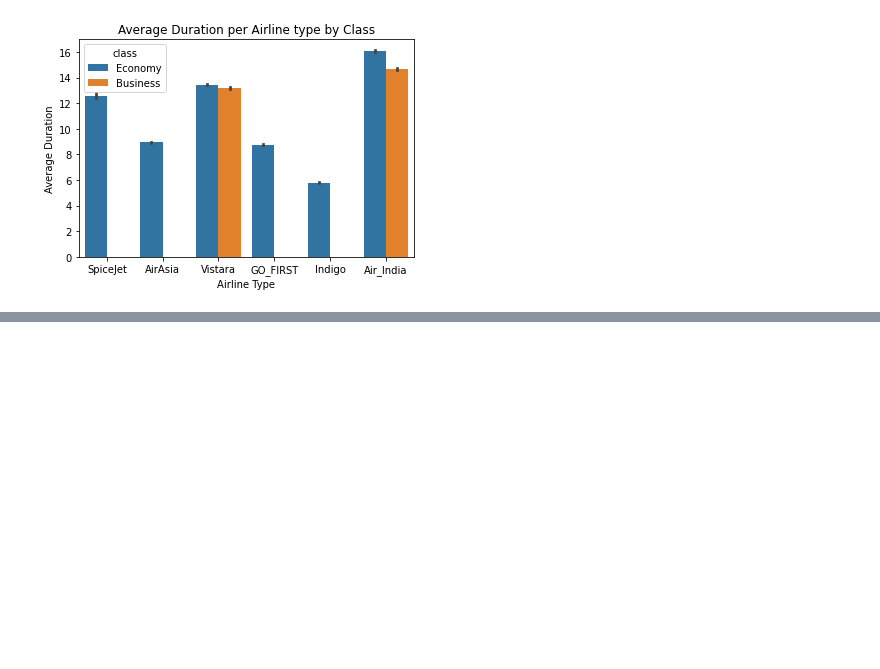
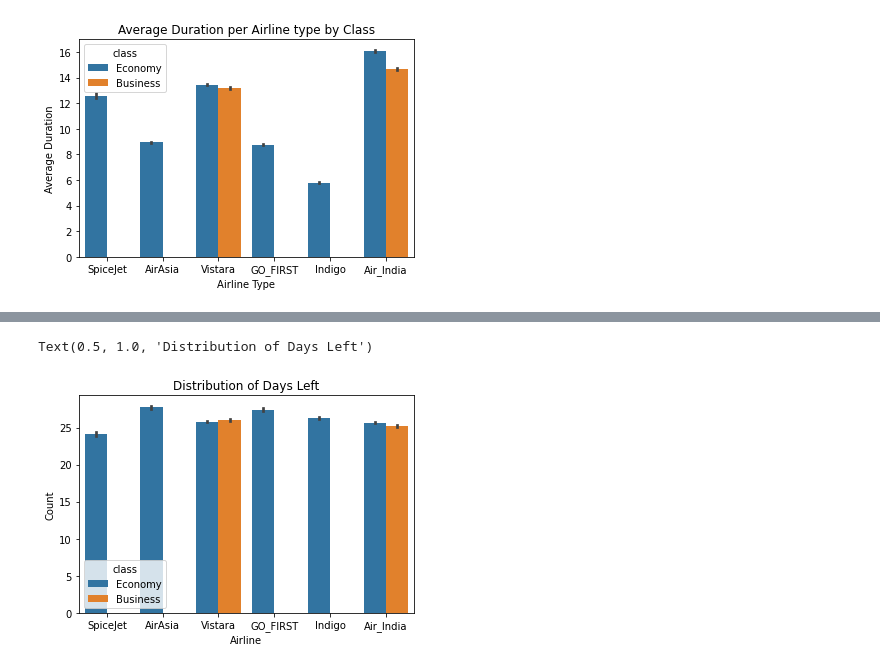
Before and after one commit to COGS118A/Group024-Sp22, a Jupyter notebook: 118A_1_DataCleaning_PrelimEDA.ipynb, the cells around one changed output, grey strips where cells are left out. Saved outputs shown, nothing was run; the diff lists cells and outputs as text; code cells hidden in the pictures; blank space fills up the shorter version.

```diff
--- a/118A_1_DataCleaning_PrelimEDA.ipynb
+++ b/118A_1_DataCleaning_PrelimEDA.ipynb
@@ -251,0 +262,8 @@ Text(0, 0.5, 'Average Duration')
+# %%
+ax2 = sns.barplot(x='airline', y = 'days_left', hue = 'class', data = main_dataset)
+ax2.set_xlabel('Airline')
+ax2.set_ylabel('Count')
+ax2.set_title('Distribution of Days Left')
+# %% [output]
+Text(0.5, 1.0, 'Distribution of Days Left')
+[figure, added]
```
Also changed, not shown: parts of 3 cells of this notebook.
